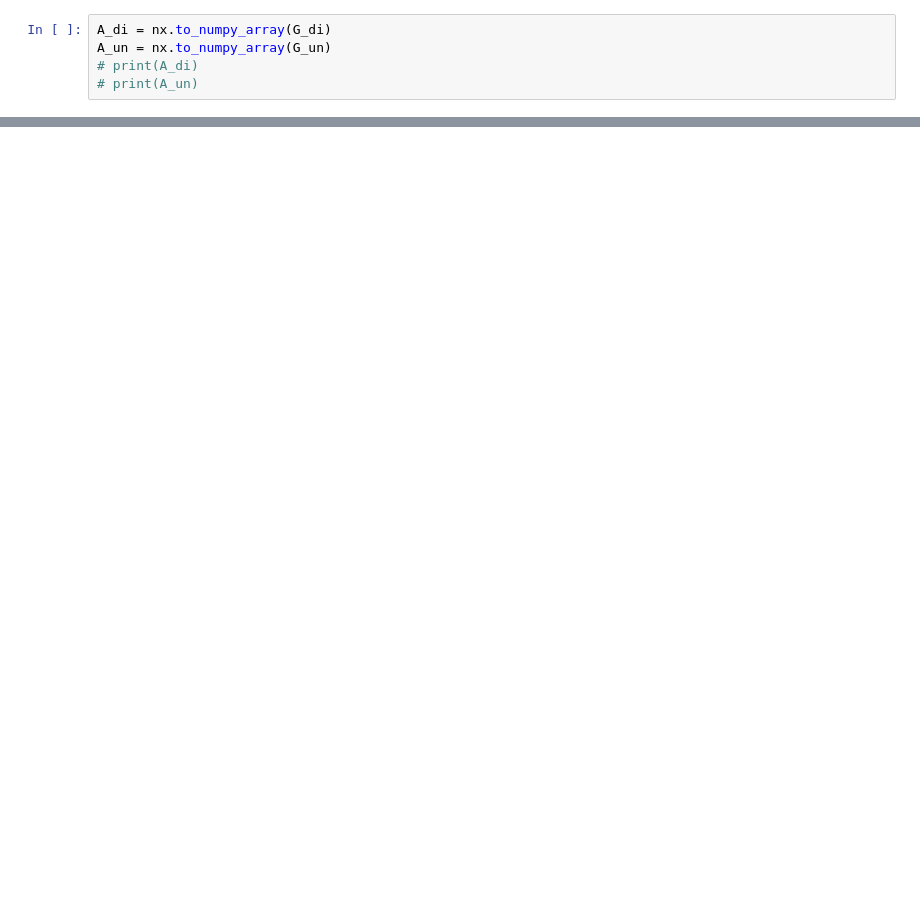
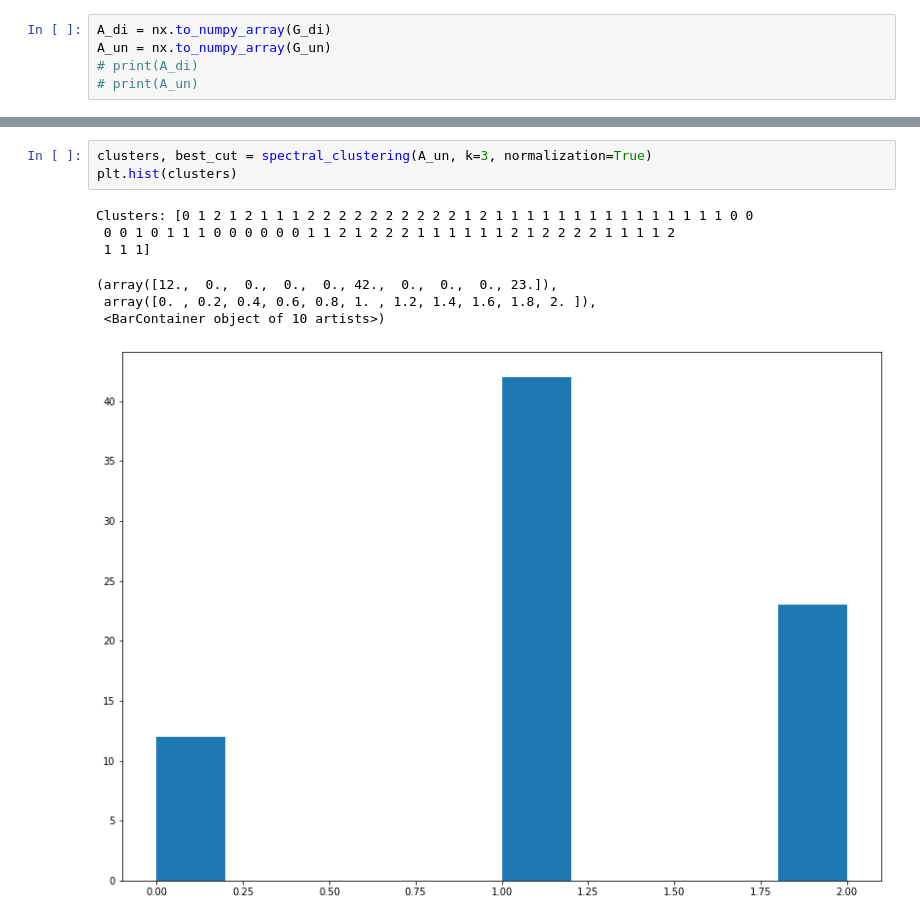
Before and after one commit to Nikunj-Gupta/Spectral-Clustering-Directed-Graphs, a Jupyter notebook: spectral_clustering.ipynb, the cells around one changed output, grey strips where cells are left out. Cells and saved outputs as stored; diff of their text form; blank space fills up the shorter version.

```diff
--- a/spectral_clustering.ipynb
+++ b/spectral_clustering.ipynb
@@ -110,0 +114,11 @@ plt.hist(clusters)
+# %%
+clusters, best_cut = spectral_clustering(A_un, k=3, normalization=True)
+plt.hist(clusters)
+# %% [output]
+Clusters: [0 1 2 1 2 1 1 1 2 2 2 2 2 2 2 2 2 2 1 2 1 1 1 1 1 1 1 1 1 1 1 1 1 1 1 0 0
+ 0 0 1 0 1 1 1 0 0 0 0 0 0 1 1 2 1 2 2 2 1 1 1 1 1 1 2 1 2 2 2 2 1 1 1 1 2
+ 1 1 1]
+(array([12.,  0.,  0.,  0.,  0., 42.,  0.,  0.,  0., 23.]),
+ array([0. , 0.2, 0.4, 0.6, 0.8, 1. , 1.2, 1.4, 1.6, 1.8, 2. ]),
+ <BarContainer object of 10 artists>)
+[figure, added]
```
Also changed, not shown: parts of 5 cells of this notebook.
